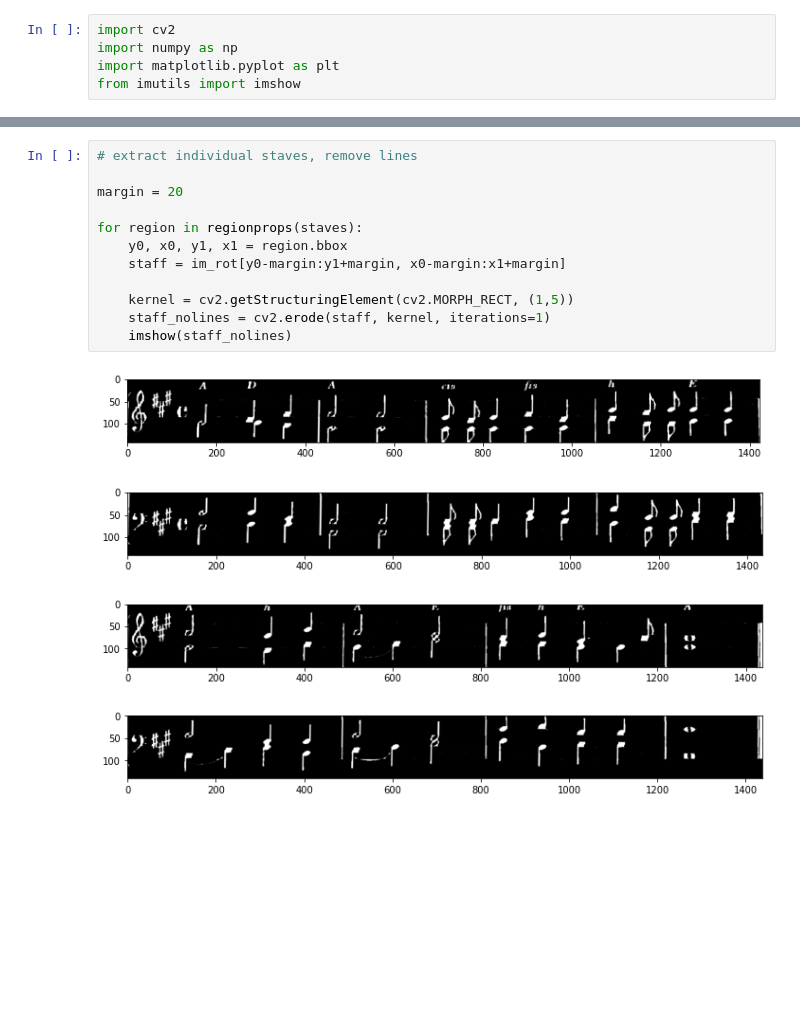
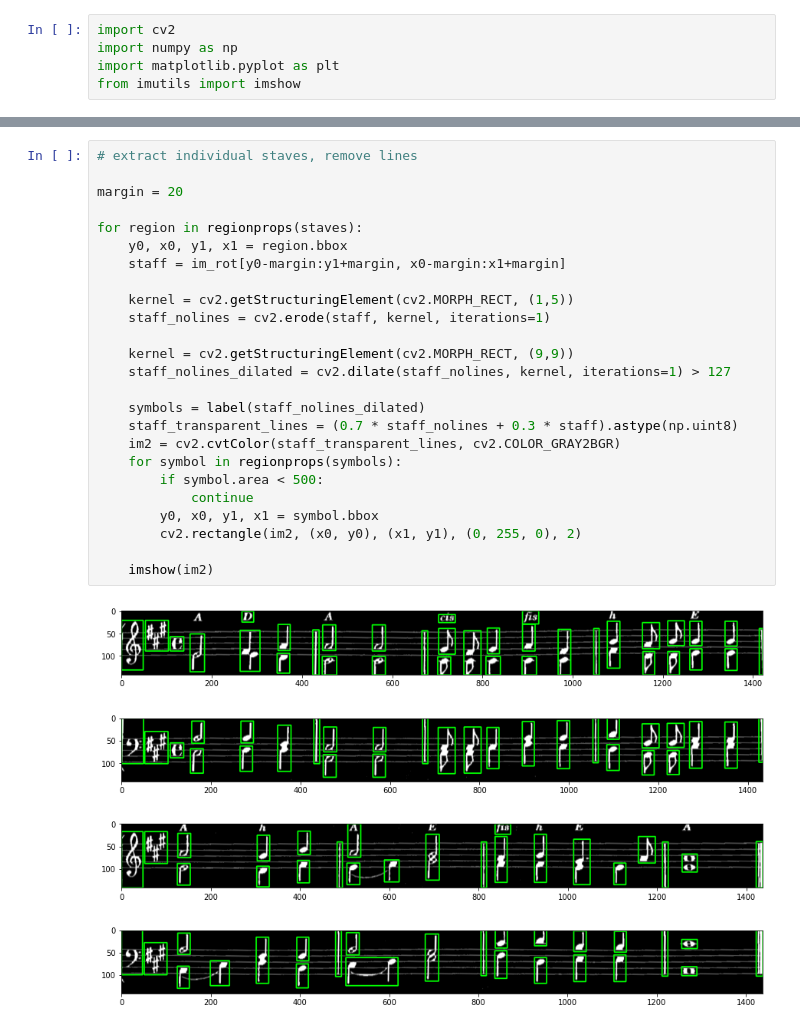
Before and after one commit to hejmsdz/optical-music-recognition, a Jupyter notebook: omr.ipynb, the cells around one changed output, grey strips where cells are left out. Cells and saved outputs as stored; diff of their text form; blank space fills up the shorter version.

Commit message:
detect individual musical symbols

```diff
--- a/omr.ipynb
+++ b/omr.ipynb
@@ -84,17 +84,30 @@ imshow(label_overlay)
 # %%
 # extract individual staves, remove lines
 
 margin = 20
 
 for region in regionprops(staves):
     y0, x0, y1, x1 = region.bbox
     staff = im_rot[y0-margin:y1+margin, x0-margin:x1+margin]
 
     kernel = cv2.getStructuringElement(cv2.MORPH_RECT, (1,5))
     staff_nolines = cv2.erode(staff, kernel, iterations=1)
-    imshow(staff_nolines)
+
+    kernel = cv2.getStructuringElement(cv2.MORPH_RECT, (9,9))
+    staff_nolines_dilated = cv2.dilate(staff_nolines, kernel, iterations=1) > 127
+
+    symbols = label(staff_nolines_dilated)
+    staff_transparent_lines = (0.7 * staff_nolines + 0.3 * staff).astype(np.uint8)
+    im2 = cv2.cvtColor(staff_transparent_lines, cv2.COLOR_GRAY2BGR)
+    for symbol in regionprops(symbols):
+        if symbol.area < 500:
+            continue
+        y0, x0, y1, x1 = symbol.bbox
+        cv2.rectangle(im2, (x0, y0), (x1, y1), (0, 255, 0), 2)
+
+    imshow(im2)
 # %% [output]
-[figure, old version]
+[figure, new version]
-[figure, old version]
+[figure, new version]
-[figure, old version]
+[figure, new version]
-[figure, old version]
+[figure, new version]
```
Also changed, not shown: parts of 5 cells of this notebook.
